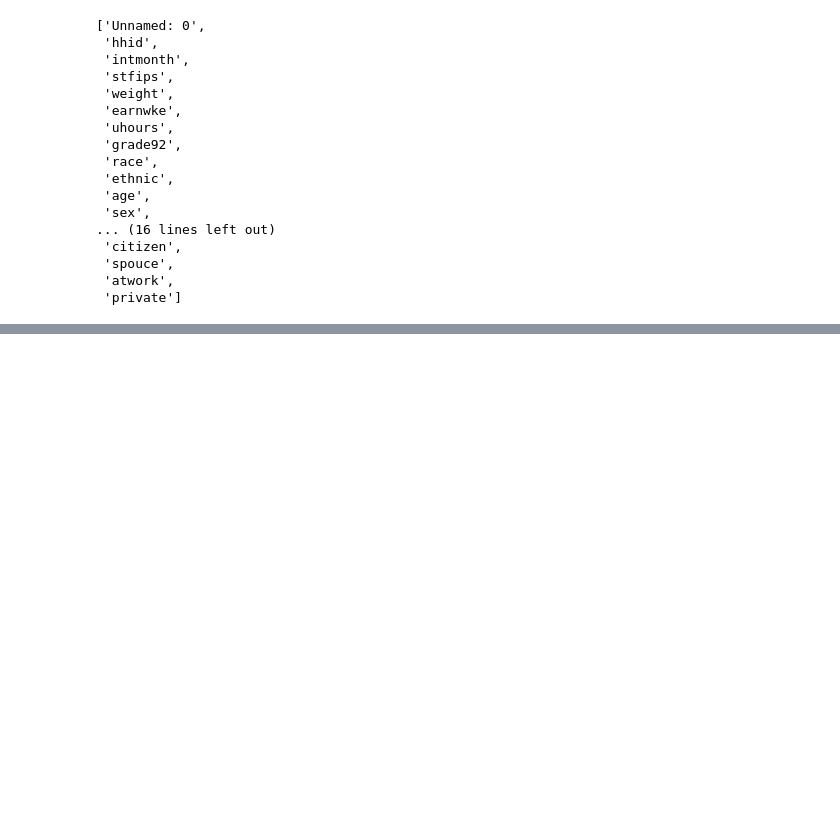
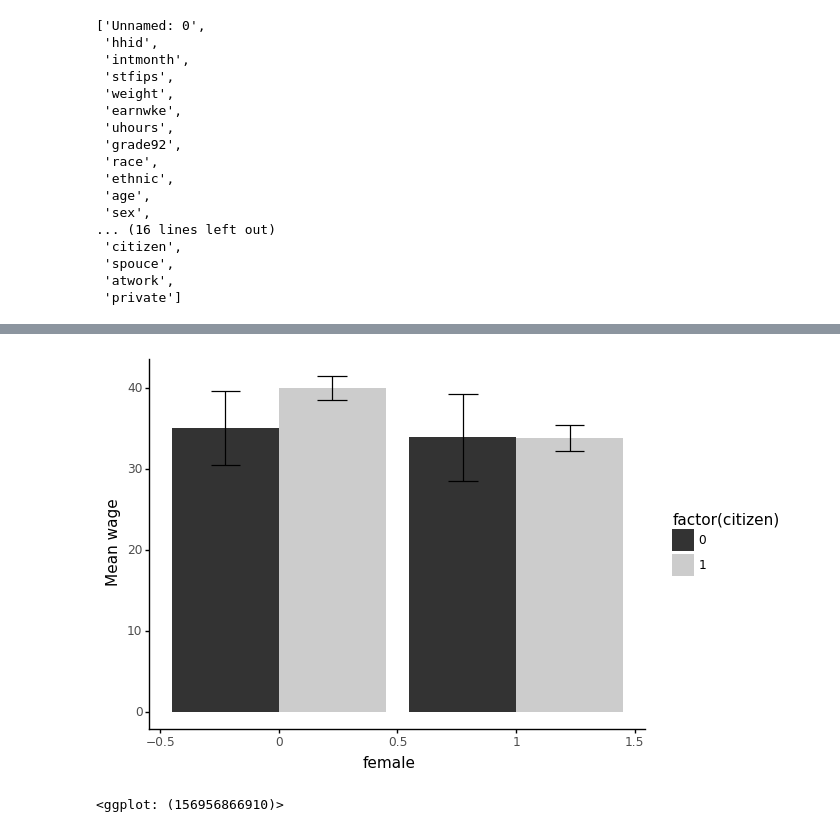
Before and after one commit to pilipentseva/predictions, a Jupyter notebook: Predictions.HW1.ipynb, the cells around one changed output, grey strips where cells are left out. Saved outputs shown, nothing was run; the diff lists cells and outputs as text; code cells hidden in the pictures; blank space fills up the shorter version.

```diff
--- a/Predictions.HW1.ipynb
+++ b/Predictions.HW1.ipynb
@@ -325,0 +453,6 @@ df_final.to_csv('doctors_wage.csv', index=False)
+# %%
+# Interaction 2 - female*citizen
+price_diff_by_variables(df_final,"female","citizen")
+# %% [output]
+[figure, added]
+<ggplot: (156956866910)>
```
Also changed, not shown: parts of 18 cells of this notebook.
